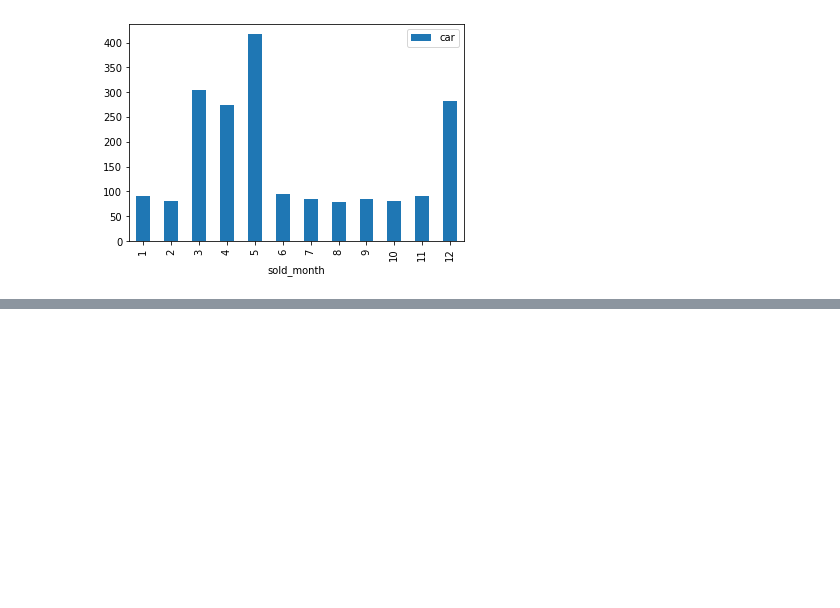
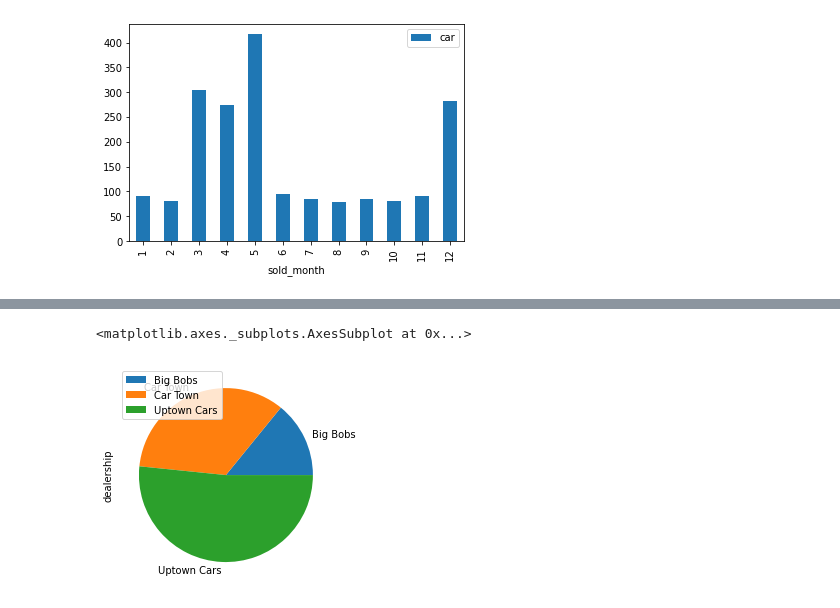
Before and after one commit to d-smith/ml-speciality-notes, a Jupyter notebook: acloud.guru/dataviz/dataviz.ipynb, the cells around one changed output, grey strips where cells are left out. Saved outputs shown, nothing was run; the diff lists cells and outputs as text; code cells hidden in the pictures; blank space fills up the shorter version.

```diff
--- a/acloud.guru/dataviz/dataviz.ipynb
+++ b/acloud.guru/dataviz/dataviz.ipynb
@@ -37,0 +85,5 @@ grouped.plot.bar(legend='sold')
+# %%
+g.plot.pie(y='dealership')
+# %% [output]
+<matplotlib.axes._subplots.AxesSubplot at 0x...>
+[figure, added]
```
Also changed, not shown: parts of 23 cells of this notebook, 1 other file.
